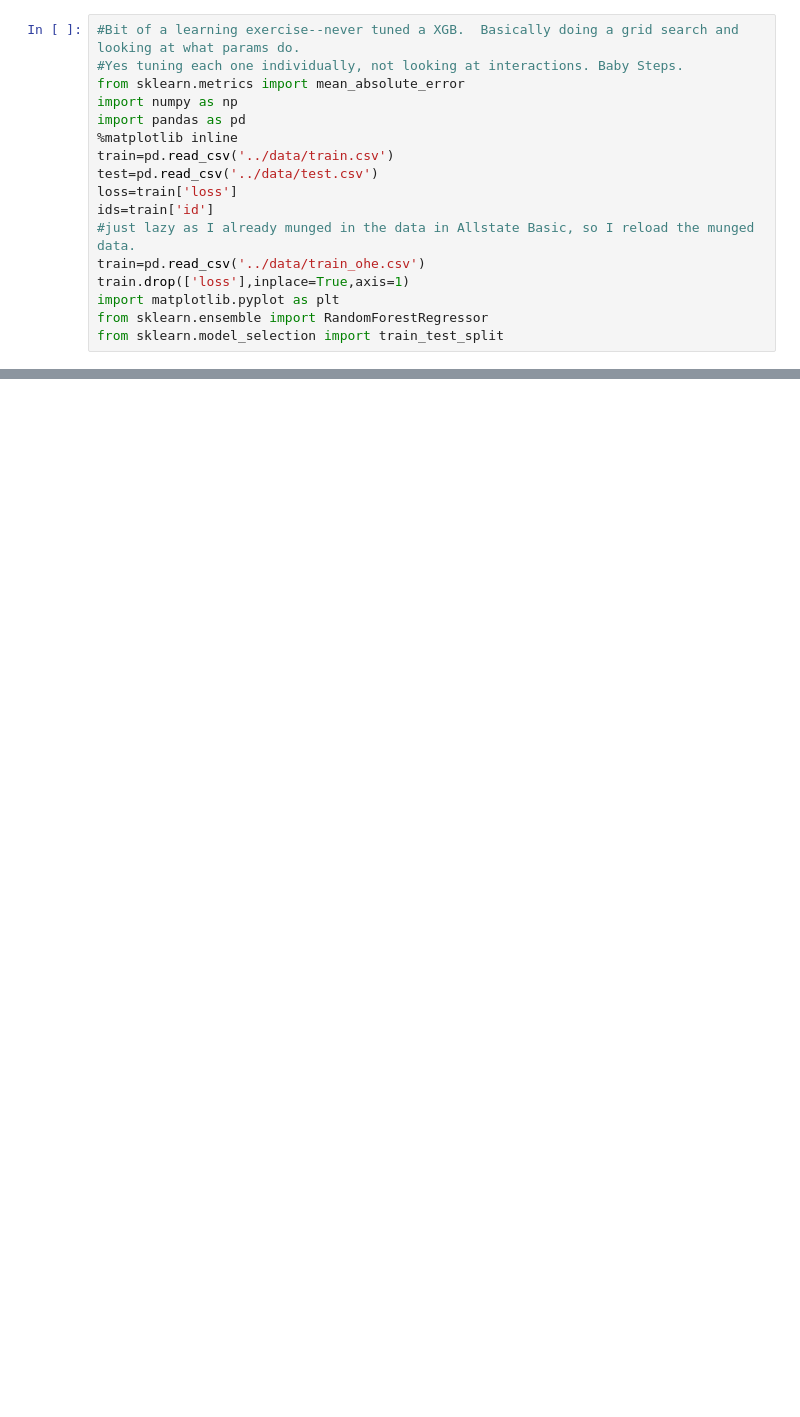
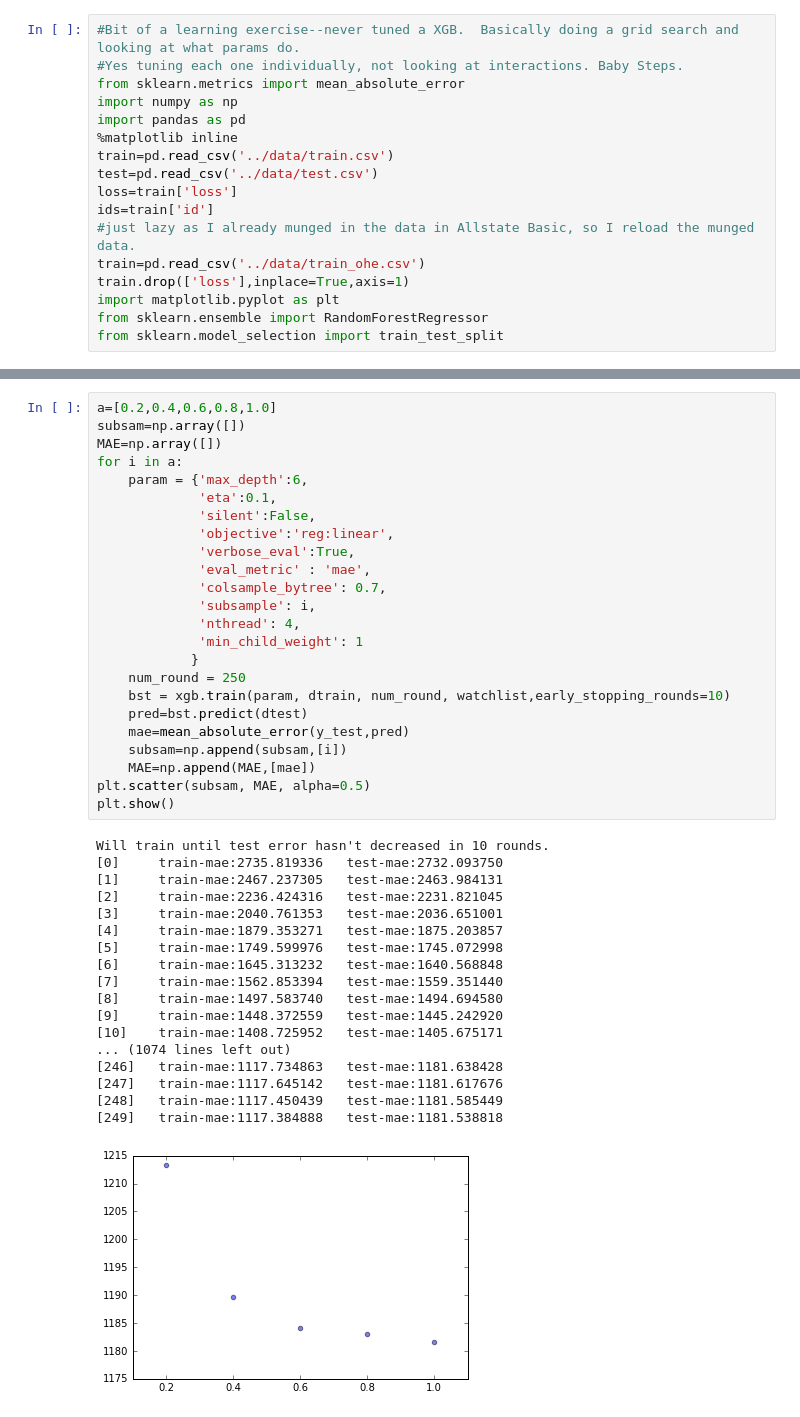
Before and after one commit to rdslater/Allstate, a Jupyter notebook: XGB tune.ipynb, the cells around one changed output, grey strips where cells are left out. Saved outputs shown, nothing was run; the diff lists cells and outputs as text; blank space fills up the shorter version.

```diff
--- a/XGB tune.ipynb
+++ b/XGB tune.ipynb
@@ -76,0 +111,43 @@ mae
+# %%
+a=[0.2,0.4,0.6,0.8,1.0]
+subsam=np.array([])
+MAE=np.array([])
+for i in a:
+    param = {'max_depth':6,
+             'eta':0.1,
+             'silent':False,
+             'objective':'reg:linear',
+             'verbose_eval':True,
+             'eval_metric' : 'mae',
+             'colsample_bytree': 0.7,
+             'subsample': i,
+             'nthread': 4,
+             'min_child_weight': 1
+            }
+    num_round = 250
+    bst = xgb.train(param, dtrain, num_round, watchlist,early_stopping_rounds=10)
+    pred=bst.predict(dtest)
+    mae=mean_absolute_error(y_test,pred)
+    subsam=np.append(subsam,[i])
+    MAE=np.append(MAE,[mae])
+plt.scatter(subsam, MAE, alpha=0.5)
+plt.show()
+# %% [output]
+Will train until test error hasn't decreased in 10 rounds.
+[0]     train-mae:2735.819336   test-mae:2732.093750
+[1]     train-mae:2467.237305   test-mae:2463.984131
+[2]     train-mae:2236.424316   test-mae:2231.821045
+[3]     train-mae:2040.761353   test-mae:2036.651001
+[4]     train-mae:1879.353271   test-mae:1875.203857
+[5]     train-mae:1749.599976   test-mae:1745.072998
+[6]     train-mae:1645.313232   test-mae:1640.568848
+[7]     train-mae:1562.853394   test-mae:1559.351440
+[8]     train-mae:1497.583740   test-mae:1494.694580
+[9]     train-mae:1448.372559   test-mae:1445.242920
+[10]    train-mae:1408.725952   test-mae:1405.675171
+... (1074 lines left out)
+[246]   train-mae:1117.734863   test-mae:1181.638428
+[247]   train-mae:1117.645142   test-mae:1181.617676
+[248]   train-mae:1117.450439   test-mae:1181.585449
+[249]   train-mae:1117.384888   test-mae:1181.538818
+[figure, added]
```
Also changed, not shown: parts of 6 cells of this notebook.
